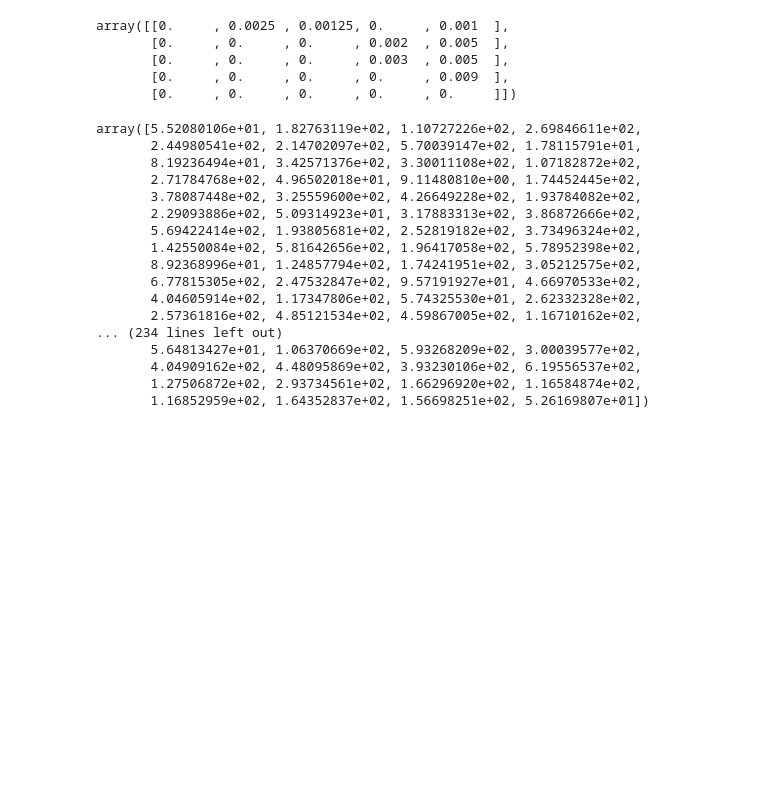
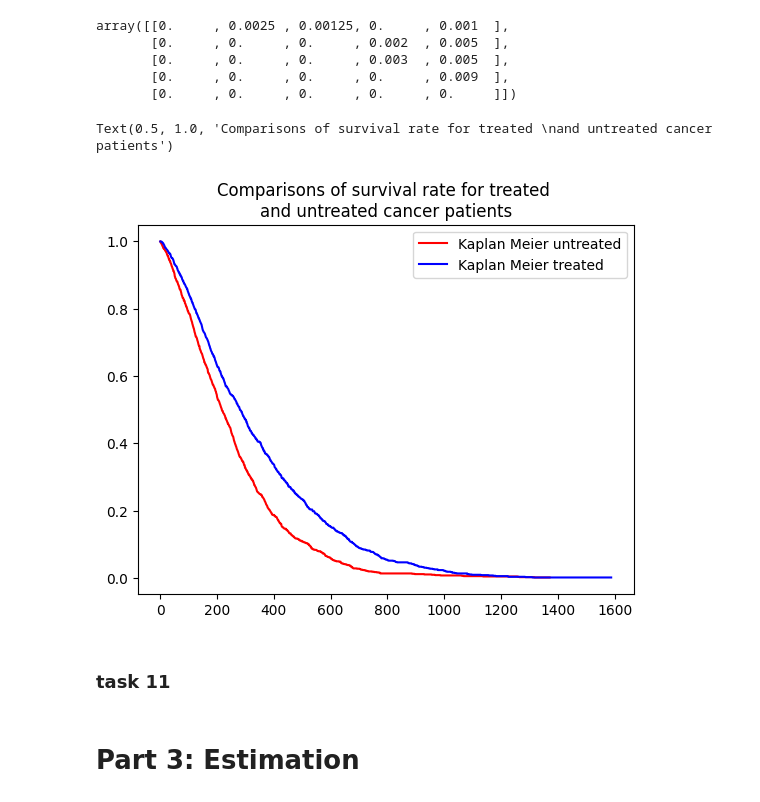
Before and after one commit to markus1573/stokastisk-simulering, a Jupyter notebook: Mathilde/Project1/Project_code1.ipynb, the cells around one changed output. Drawn from its saved outputs; the diff is of its cells as text; code cells hidden in the pictures; blank space fills up the shorter version.

Commit message:
part 2 mat

```diff
--- a/Mathilde/Project1/Project_code1.ipynb
+++ b/Mathilde/Project1/Project_code1.ipynb
@@ -430,40 +430,40 @@ p-value = 0.611
 # %% [markdown]
 ### part 9
 # %%
-Q = np.array([[0, 0.0025, 0.00125, 0, 0.001],
+Q_preventative = np.array([[0, 0.0025, 0.00125, 0, 0.001],
               [0,0,0, 0.002, 0.005],
               [0,0,0, 0.003, 0.005],
               [0,0,0,0,0.009],
               [0,0,0,0,0]])
 
-Q
+Q_preventative
 # %% [output]
 array([[0.     , 0.0025 , 0.00125, 0.     , 0.001  ],
        [0.     , 0.     , 0.     , 0.002  , 0.005  ],
        [0.     , 0.     , 0.     , 0.003  , 0.005  ],
        [0.     , 0.     , 0.     , 0.     , 0.009  ],
        [0.     , 0.     , 0.     , 0.     , 0.     ]])
-# %%
-life_times
-# %% [output]
-array([5.52080106e+01, 1.82763119e+02, 1.10727226e+02, 2.69846611e+02,
-       2.44980541e+02, 2.14702097e+02, 5.70039147e+02, 1.78115791e+01,
-       8.19236494e+01, 3.42571376e+02, 3.30011108e+02, 1.07182872e+02,
-       2.71784768e+02, 4.96502018e+01, 9.11480810e+00, 1.74452445e+02,
-       3.78087448e+02, 3.25559600e+02, 4.26649228e+02, 1.93784082e+02,
-       2.29093886e+02, 5.09314923e+01, 3.17883313e+02, 3.86872666e+02,
-       5.69422414e+02, 1.93805681e+02, 2.52819182e+02, 3.73496324e+02,
-       1.42550084e+02, 5.81642656e+02, 1.96417058e+02, 5.78952398e+02,
-       8.92368996e+01, 1.24857794e+02, 1.74241951e+02, 3.05212575e+02,
-       6.77815305e+02, 2.47532847e+02, 9.57191927e+01, 4.66970533e+02,
-       4.04605914e+02, 1.17347806e+02, 5.74325530e+01, 2.62332328e+02,
-       2.57361816e+02, 4.85121534e+02, 4.59867005e+02, 1.16710162e+02,
-... (234 lines left out)
-       5.64813427e+01, 1.06370669e+02, 5.93268209e+02, 3.00039577e+02,
-       4.04909162e+02, 4.48095869e+02, 3.93230106e+02, 6.19556537e+02,
-       1.27506872e+02, 2.93734561e+02, 1.66296920e+02, 1.16584874e+02,
-       1.16852959e+02, 1.64352837e+02, 1.56698251e+02, 5.26169807e+01])
 # %%
 # survival function is defined as the proportion of women alive at time t
 # St = P(T>t)
-St
+
+def survival_func(life_times):
+    survival_frac = []
+    ts = np.arange(0,int(max(life_times)))
+    N_women = len(life_times)
+    for t in ts:
+        alive = life_times>=t
+        survival_frac.append(np.sum(alive)/N_women)
+
+    survival_frac = np.array(survival_frac)
+    return survival_frac
+
+def Kaplan_Meier(life_times):
+    kaplan_meier_estimater = []
+    ts = np.arange(0,int(max(life_times)))
+    N_women = len(life_times)
+    for t in ts:
+        died = np.sum(life_times<t)
+        kaplan_meier_estimater.append((N_women-died)/N_women)
+    kaplan_meier_estimater= np.array(kaplan_meier_estimater)
+    return kaplan_meier_estimater
@@ -469,0 +522,16 @@ St
+# %%
+ts = np.arange(0,int(max(life_times_treatment)))
+
+
+KM_survival_rate_untreated = Kaplan_Meier(life_times)
+KM_survival_rate_treated = Kaplan_Meier(life_times_treatment)
+
+plt.plot(np.arange(0,int(max(life_times))),KM_survival_rate_untreated, label='Kaplan Meier untreated' , c='r')
+plt.plot(np.arange(0,int(max(life_times_treatment))),KM_survival_rate_treated, label='Kaplan Meier treated' , c='b')
+plt.legend()
+plt.title('Comparisons of survival rate for treated \nand untreated cancer patients')
+# %% [output]
+Text(0.5, 1.0, 'Comparisons of survival rate for treated \nand untreated cancer patients')
+[figure, added]
+# %% [markdown]
+### task 11
@@ -469,0 +540,2 @@ St
+# %% [markdown]
+# Part 3: Estimation
```
Also changed, not shown: parts of 2 cells of this notebook.
